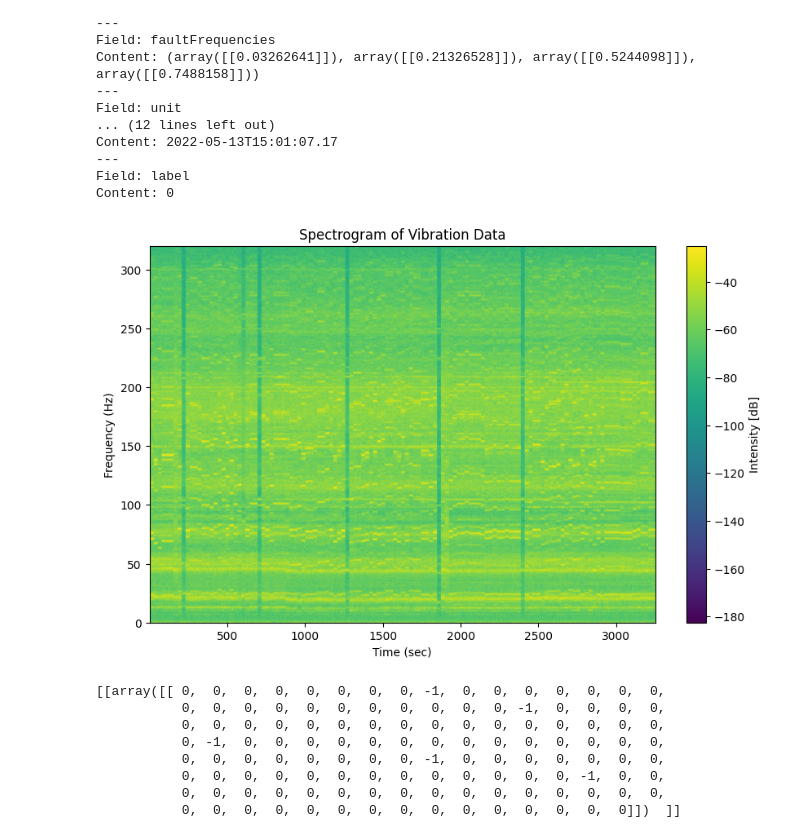
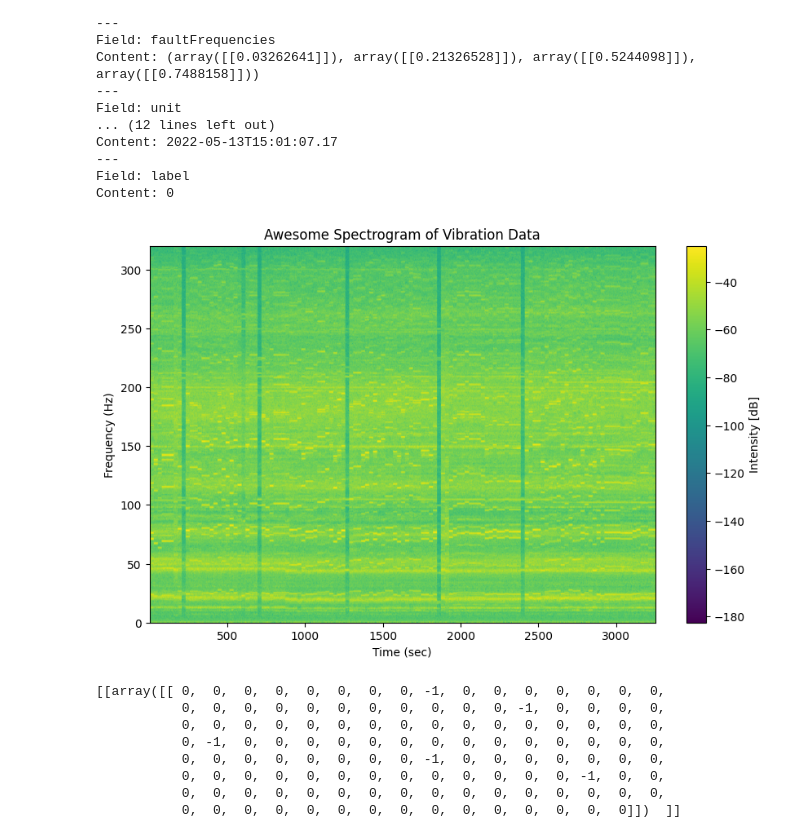
Before and after one commit to pankorl/vibration_analysis_nov, a Jupyter notebook: exploring_data.ipynb, the cells around one changed output. Cells and saved outputs as stored; diff of their text form; code cells hidden in the pictures.

```diff
--- a/exploring_data.ipynb
+++ b/exploring_data.ipynb
@@ -251,30 +251,30 @@ Content: 0
 # %%
 import matplotlib.pyplot as plt
 import numpy as np
 
 # Extracting the rawData
 raw_data = ds_data['rawData'][0, 0].flatten()  # Flattening in case it's not 1D
 
 # Extract the first value of samplingRate as the rate
 sampling_rate = float(sampling_rate_data[0, 0])
 
 # Set up the plot
 plt.figure(figsize=(10, 6))
 
 # Generate spectrogram
 # NFFT and noverlap are parameters you can tweak according to your data's characteristics
 plt.specgram(raw_data, NFFT=1024, Fs=sampling_rate, noverlap=512, scale='dB')
 
 # Add title and labels
-plt.title("Spectrogram of Vibration Data")
+plt.title("Awesome Spectrogram of Vibration Data")
 plt.ylabel('Frequency (Hz)')
 plt.xlabel('Time (sec)')
 
 # Show the plot
 plt.colorbar(label='Intensity [dB]')
 plt.show()
 # %% [output]
-[figure, old version]
+[figure, new version]
 # %%
 print(ds_data['label'])
 # %% [output]
```
Also changed, not shown: parts of 1 cell of this notebook, 1 other file.
